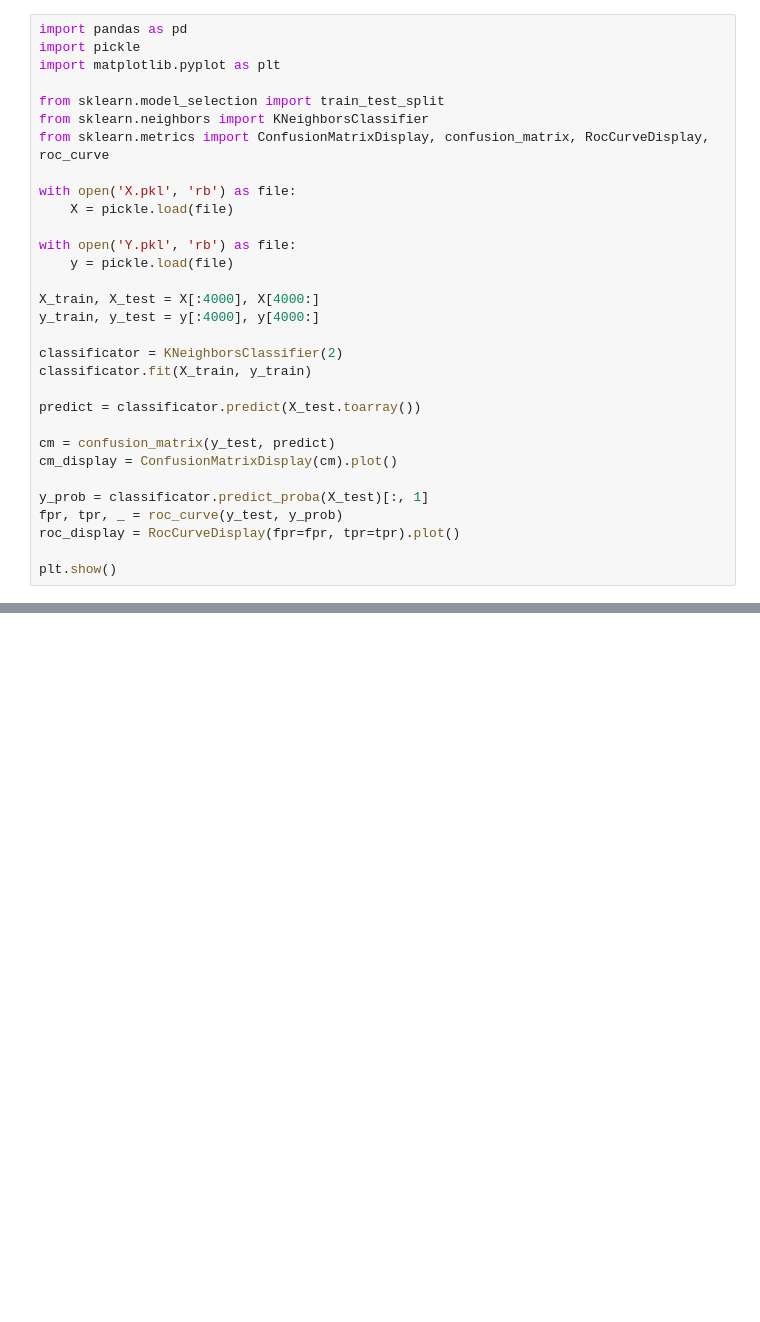
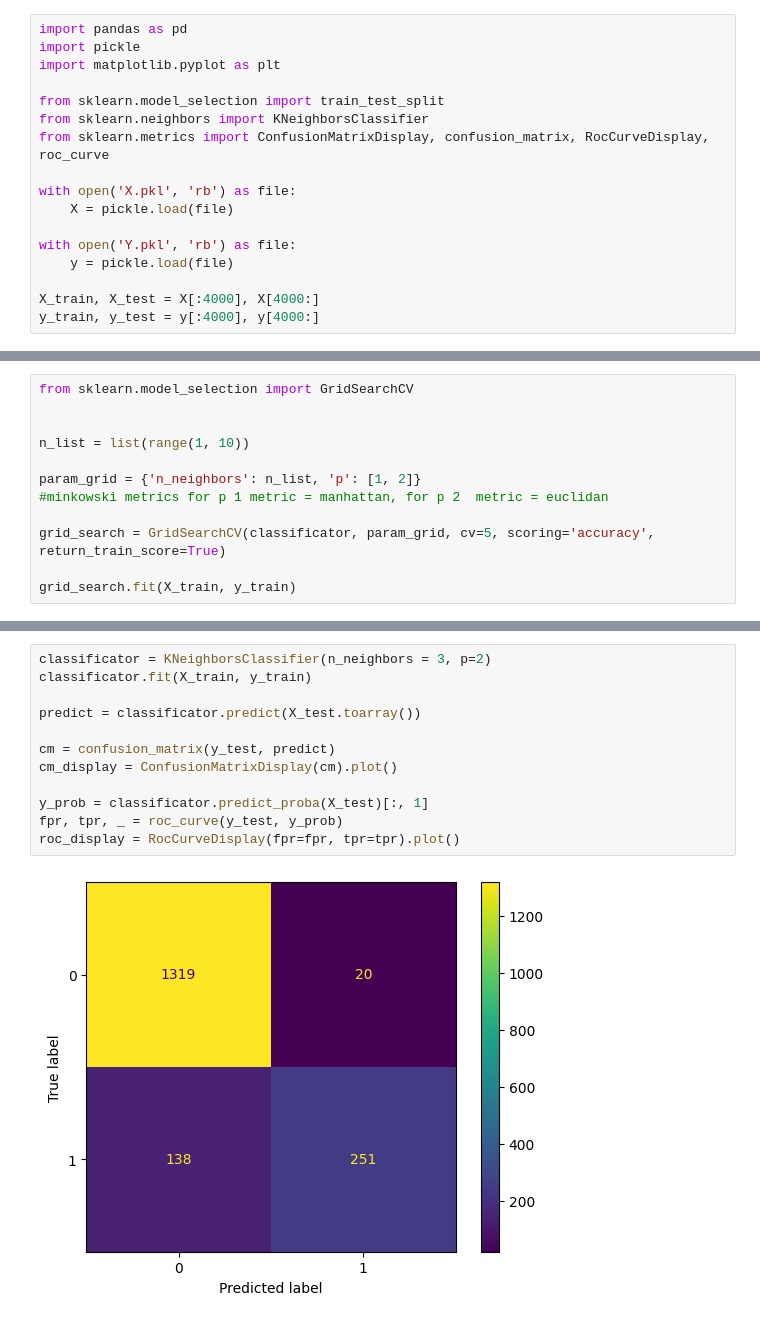
Before and after one commit to Wkuzmicz00/naive-bayes-classifier, a Jupyter notebook: notebooks/k-nearest-neighbours.ipynb, the cells around one changed output, grey strips where cells are left out. Saved outputs shown, nothing was run; the diff lists cells and outputs as text; blank space fills up the shorter version.

```diff
--- a/notebooks/k-nearest-neighbours.ipynb
+++ b/notebooks/k-nearest-neighbours.ipynb
@@ -15,17 +15,3 @@ with open('Y.pkl', 'rb') as file:
 
 X_train, X_test = X[:4000], X[4000:]
 y_train, y_test = y[:4000], y[4000:]
-
-classificator = KNeighborsClassifier(2)
-classificator.fit(X_train, y_train)
-
-predict = classificator.predict(X_test.toarray())
-
-cm = confusion_matrix(y_test, predict)
-cm_display = ConfusionMatrixDisplay(cm).plot()
-
-y_prob = classificator.predict_proba(X_test)[:, 1]
-fpr, tpr, _ = roc_curve(y_test, y_prob)
-roc_display = RocCurveDisplay(fpr=fpr, tpr=tpr).plot()
-
-plt.show()
@@ -34,0 +18,12 @@ plt.show()
+# %%
+from sklearn.model_selection import GridSearchCV
+
+
+n_list = list(range(1, 10))
+
+param_grid = {'n_neighbors': n_list, 'p': [1, 2]}
+#minkowski metrics for p 1 metric = manhattan, for p 2  metric = euclidan
+
+grid_search = GridSearchCV(classificator, param_grid, cv=5, scoring='accuracy', return_train_score=True)
+
+grid_search.fit(X_train, y_train)
@@ -34,0 +57,14 @@ plt.show()
+# %%
+classificator = KNeighborsClassifier(n_neighbors = 3, p=2)
+classificator.fit(X_train, y_train)
+
+predict = classificator.predict(X_test.toarray())
+
+cm = confusion_matrix(y_test, predict)
+cm_display = ConfusionMatrixDisplay(cm).plot()
+
+y_prob = classificator.predict_proba(X_test)[:, 1]
+fpr, tpr, _ = roc_curve(y_test, y_prob)
+roc_display = RocCurveDisplay(fpr=fpr, tpr=tpr).plot()
+# %% [output]
+[figure, added]
```
Also changed, not shown: parts of 4 cells of this notebook.
